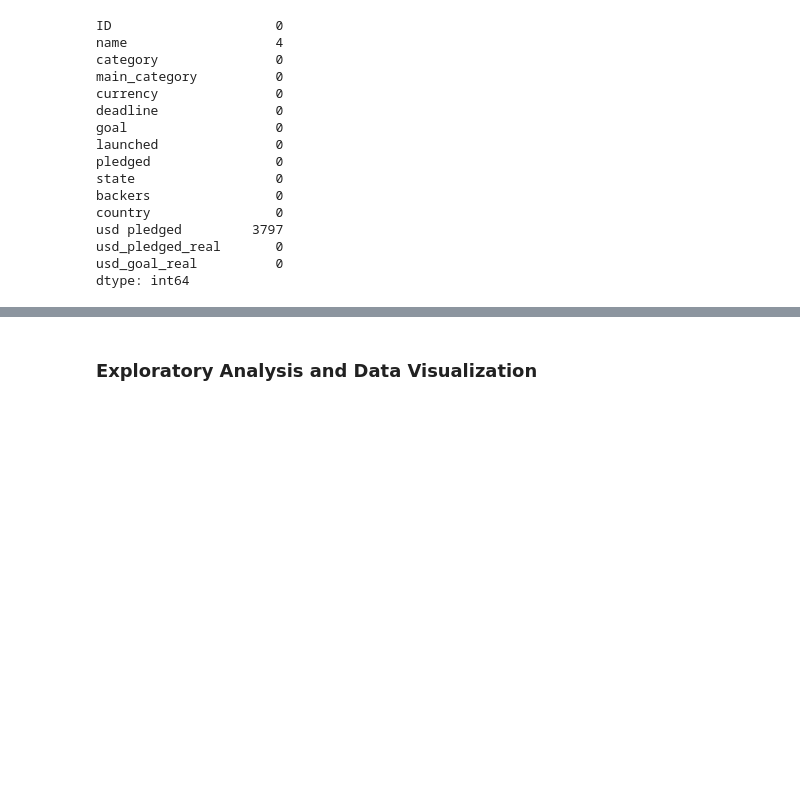
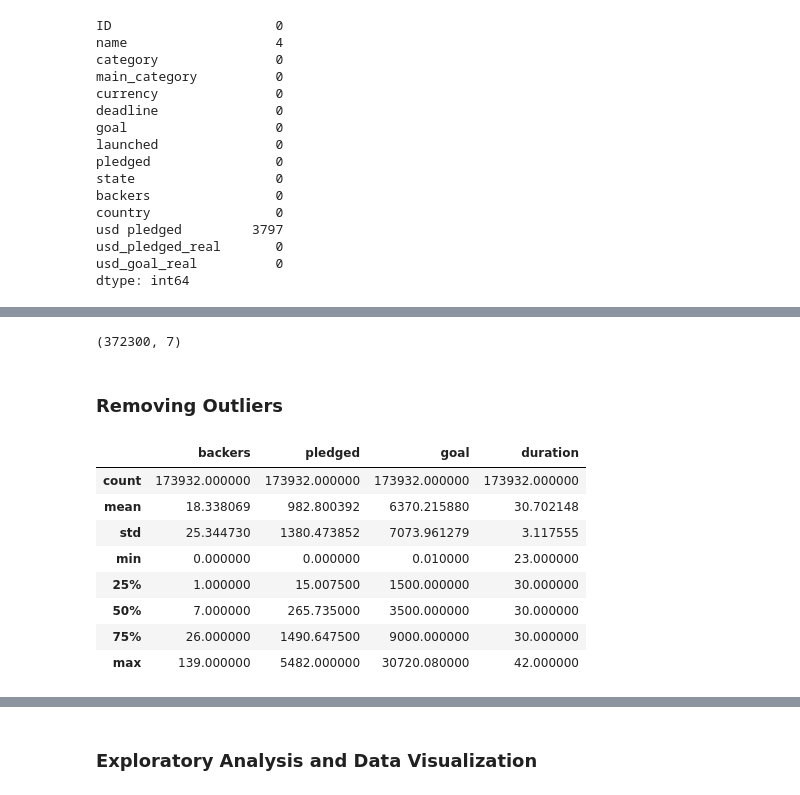
Before and after one commit to brendankmorrison/KickstarterDataAnalysis, a Jupyter notebook: Kickstarter Data Analysis.ipynb, the cells around one changed output, grey strips where cells are left out. Cells and saved outputs as stored; diff of their text form; code cells hidden in the pictures; blank space fills up the shorter version.

```diff
--- a/Kickstarter Data Analysis.ipynb
+++ b/Kickstarter Data Analysis.ipynb
@@ -98,0 +121,6 @@ kickstarter2018['duration'] = kickstarter2018[['deadline', 'launched']].apply(co
+# %%
+kickstarter2018.shape
+# %% [output]
+(372300, 7)
+# %% [markdown]
+### Removing Outliers
@@ -98,0 +142,12 @@ kickstarter2018['duration'] = kickstarter2018[['deadline', 'launched']].apply(co
+# %%
+df.describe()
+# %% [output]
+|  | backers | pledged | goal | duration |
+| count | 173932.000000 | 173932.000000 | 173932.000000 | 173932.000000 |
+| mean | 18.338069 | 982.800392 | 6370.215880 | 30.702148 |
+| std | 25.344730 | 1380.473852 | 7073.961279 | 3.117555 |
+| min | 0.000000 | 0.000000 | 0.010000 | 23.000000 |
+| 25% | 1.000000 | 15.007500 | 1500.000000 | 30.000000 |
+| 50% | 7.000000 | 265.735000 | 3500.000000 | 30.000000 |
+| 75% | 26.000000 | 1490.647500 | 9000.000000 | 30.000000 |
+| max | 139.000000 | 5482.000000 | 30720.080000 | 42.000000 |
```
Also changed, not shown: parts of 45 cells of this notebook.
